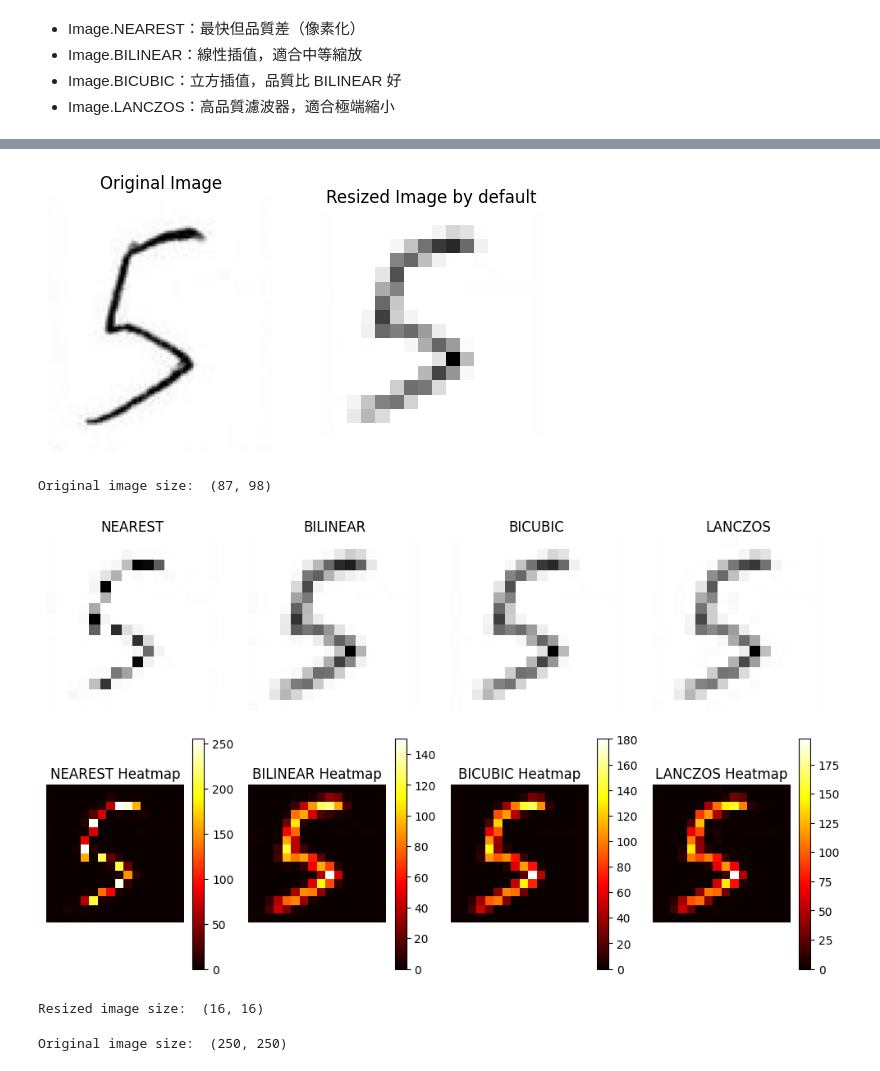
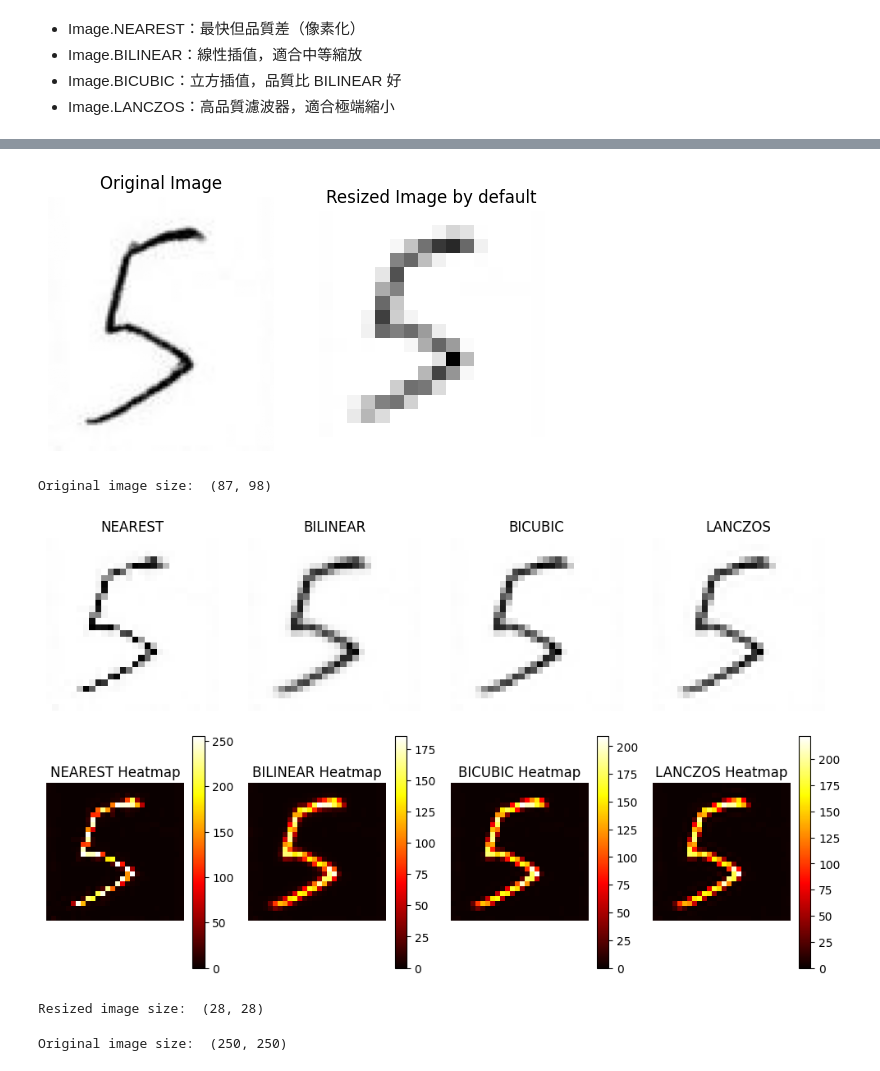
Before and after one commit to w114050009-maker/MathAnalysisDataSci, a Jupyter notebook: DataSciMath_HW2_HandWrittenClf(MNIST).ipynb, the cells around one changed output, grey strips where cells are left out. Saved outputs shown, nothing was run; the diff lists cells and outputs as text; code cells hidden in the pictures.

```diff
--- a/DataSciMath_HW2_HandWrittenClf(MNIST).ipynb
+++ b/DataSciMath_HW2_HandWrittenClf(MNIST).ipynb
@@ -125,7 +125,7 @@ methods = {
 plt.figure(figsize=(10, 6))
 
 for i, (name, method) in enumerate(methods.items(), 1):
-    resized = img.resize((16, 16), method)
+    resized = img.resize((28, 28), method)
     arr = np.array(resized)
 
     # 左邊顯示影像
@@ -152,6 +152,6 @@ Resized image size:  (16, 16)
 # %%
 # Compare 4 image formats
-test_picture = "/content/drive/MyDrive/Colab Notebooks/mathAnalysis/test_dataset/son12/5.png"
+test_picture = "dataset/son12/5.png"
 img = Image.open(test_picture).convert("L")
 
 plt.subplot(1, 2, 1)
@@ -172,36 +172,36 @@ methods = {
     "BILINEAR": Image.BILINEAR,
     "BICUBIC": Image.BICUBIC,
     "LANCZOS": Image.LANCZOS
 }
 
 # 縮小到 16x16 並顯示原圖 + heatmap
 plt.figure(figsize=(10, 6))
 
 for i, (name, method) in enumerate(methods.items(), 1):
-    resized = img.resize((16, 16), method)
+    resized = img.resize((28, 28), method)
     arr = np.array(resized)
 
     # 左邊顯示影像
     plt.subplot(2, 4, i)
     plt.imshow(resized, cmap="binary")
     plt.title(name)
     plt.axis("off")
 
     # 右邊顯示 heatmap
     plt.subplot(2, 4, i+4)
     plt.imshow(arr, cmap="hot")
     plt.colorbar()
     plt.title(f"{name} Heatmap")
     plt.axis("off")
 
 plt.tight_layout()
 plt.show()
 print("Resized image size: ", resized.size)
 # %% [output]
 [figure]
 Original image size:  (87, 98)
-[figure, old version]
+[figure, new version]
-Resized image size:  (16, 16)
+Resized image size:  (28, 28)
 # %%
 # @title
 # Compare 4 image formats
```
Also changed, not shown: parts of 42 cells of this notebook.
